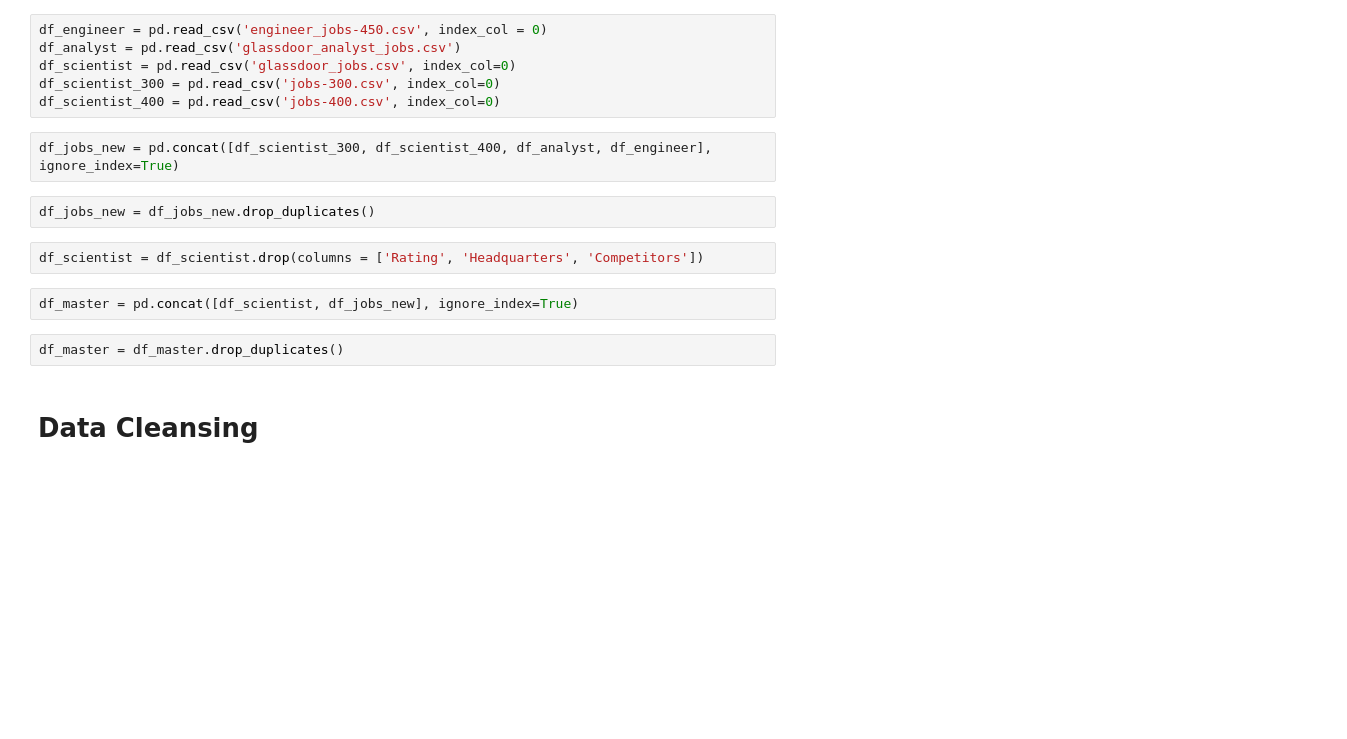
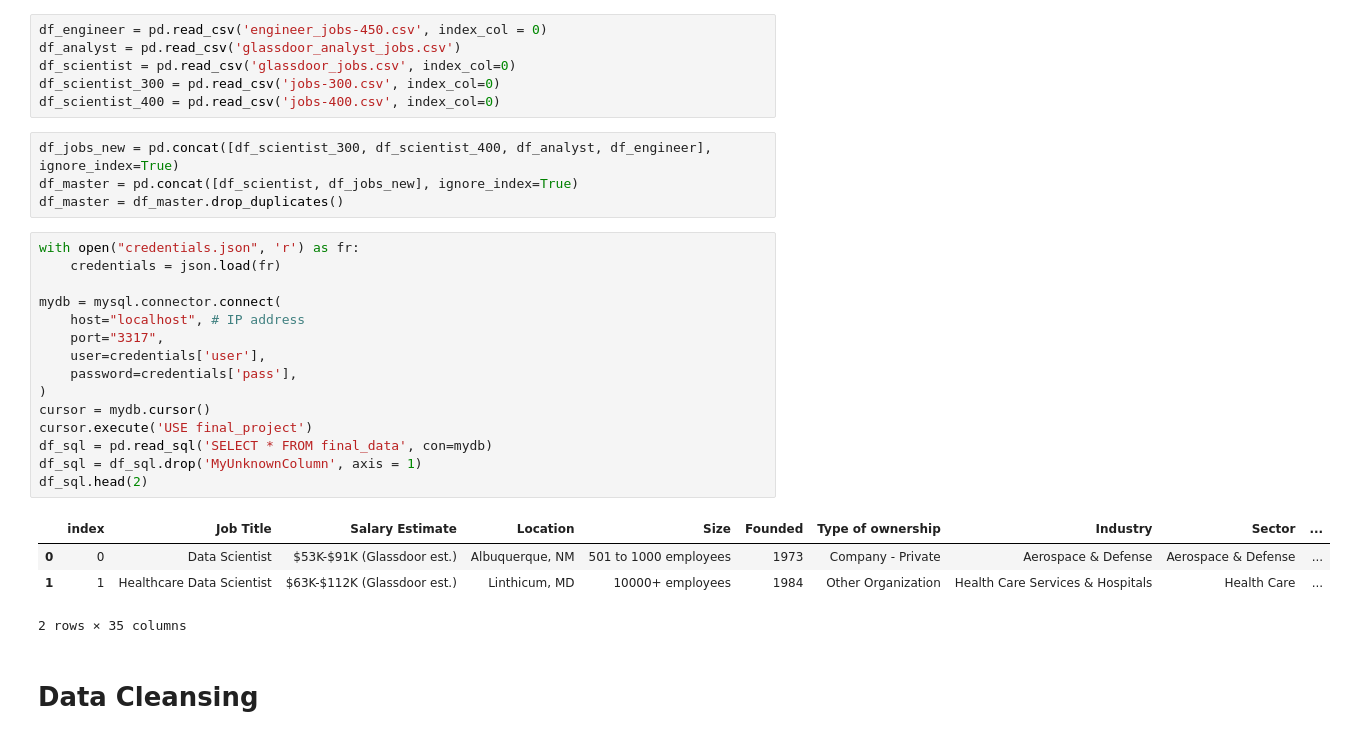
Before and after one commit to vytautasmu/Python_mokymai, a Jupyter notebook: final_work_vcs.ipynb, the cells around one changed output. Saved outputs shown, nothing was run; the diff lists cells and outputs as text; blank space fills up the shorter version.

```diff
--- a/final_work_vcs.ipynb
+++ b/final_work_vcs.ipynb
@@ -71,14 +48,28 @@ df_scientist_300 = pd.read_csv('jobs-300.csv', index_col=0)
 df_scientist_400 = pd.read_csv('jobs-400.csv', index_col=0)
 # %%
 df_jobs_new = pd.concat([df_scientist_300, df_scientist_400, df_analyst, df_engineer], ignore_index=True)
+df_master = pd.concat([df_scientist, df_jobs_new], ignore_index=True)
+df_master = df_master.drop_duplicates()
-# %%
-df_jobs_new = df_jobs_new.drop_duplicates()
-# %%
-df_scientist = df_scientist.drop(columns = ['Rating', 'Headquarters', 'Competitors'])
-# %%
-df_master = pd.concat([df_scientist, df_jobs_new], ignore_index=True)
-# %%
-df_master = df_master.drop_duplicates()
+# %%
+with open("credentials.json", 'r') as fr:
+    credentials = json.load(fr)
+
+mydb = mysql.connector.connect(
+    host="localhost", # IP address
+    port="3317",
+    user=credentials['user'],
+    password=credentials['pass'],
+)
+cursor = mydb.cursor()
+cursor.execute('USE final_project')
+df_sql = pd.read_sql('SELECT * FROM final_data', con=mydb)
+df_sql = df_sql.drop('MyUnknownColumn', axis = 1)
+df_sql.head(2)
+# %% [output]
+|  | index | Job Title | Salary Estimate | Location | Size | Founded | Type of ownership | Industry | Sector | ... |
+| 0 | 0 | Data Scientist | $53K-$91K (Glassdoor est.) | Albuquerque, NM | 501 to 1000 employees | 1973 | Company - Private | Aerospace & Defense | Aerospace & Defense | ... |
+| 1 | 1 | Healthcare Data Scientist | $63K-$112K (Glassdoor est.) | Linthicum, MD | 10000+ employees | 1984 | Other Organization | Health Care Services & Hospitals | Health Care | ... |
+2 rows × 35 columns
 # %% [markdown]
 # Data Cleansing
 # %% [markdown]
```
Also changed, not shown: parts of 34 cells of this notebook.
